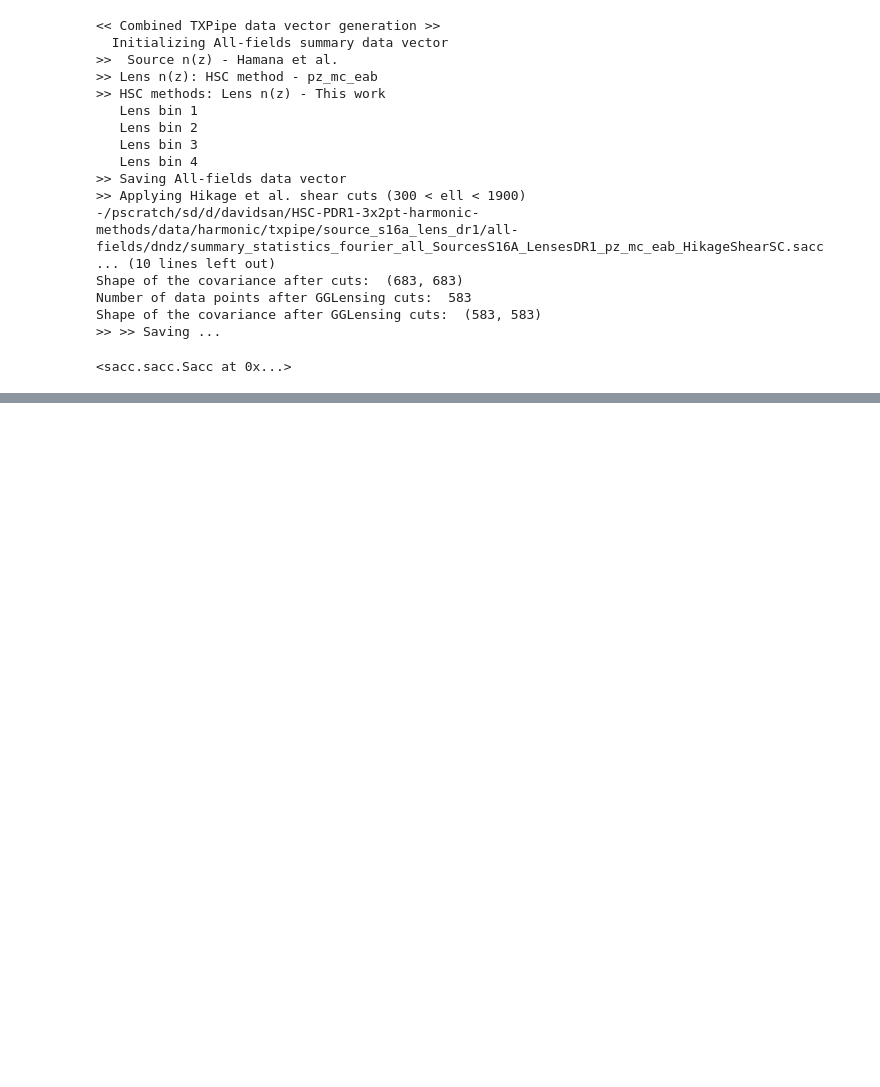
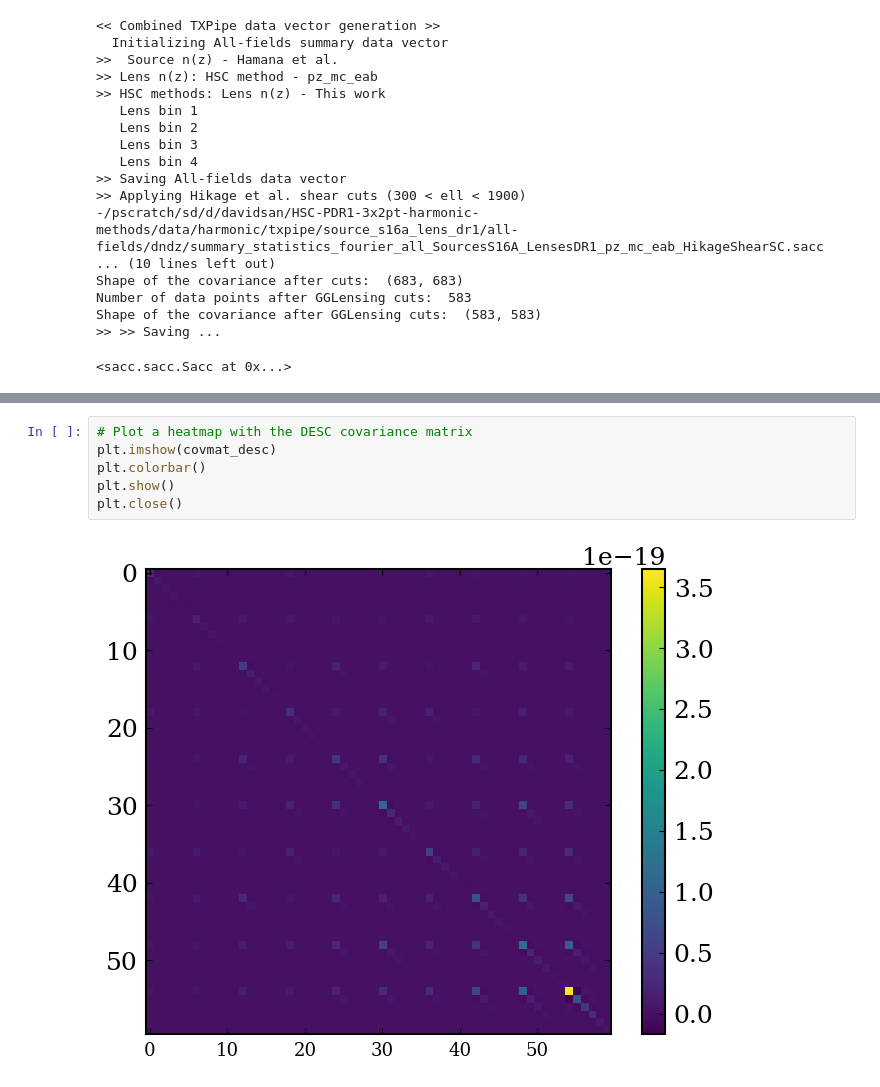
Before and after one commit to davsan06/HSC-PDR1-3x2pt-harmonic-methods, a Jupyter notebook: analysis/NBMeasurementGeneration.ipynb, the cells around one changed output, grey strips where cells are left out. Cells and saved outputs as stored; diff of their text form; blank space fills up the shorter version.

```diff
--- a/analysis/NBMeasurementGeneration.ipynb
+++ b/analysis/NBMeasurementGeneration.ipynb
@@ -167,0 +286,8 @@ Shape of the covariance after GGLensing cuts:  (583, 583)
+# %%
+# Plot a heatmap with the DESC covariance matrix
+plt.imshow(covmat_desc)
+plt.colorbar()
+plt.show()
+plt.close()
+# %% [output]
+[figure, added]
```
Also changed, not shown: parts of 20 cells of this notebook.
